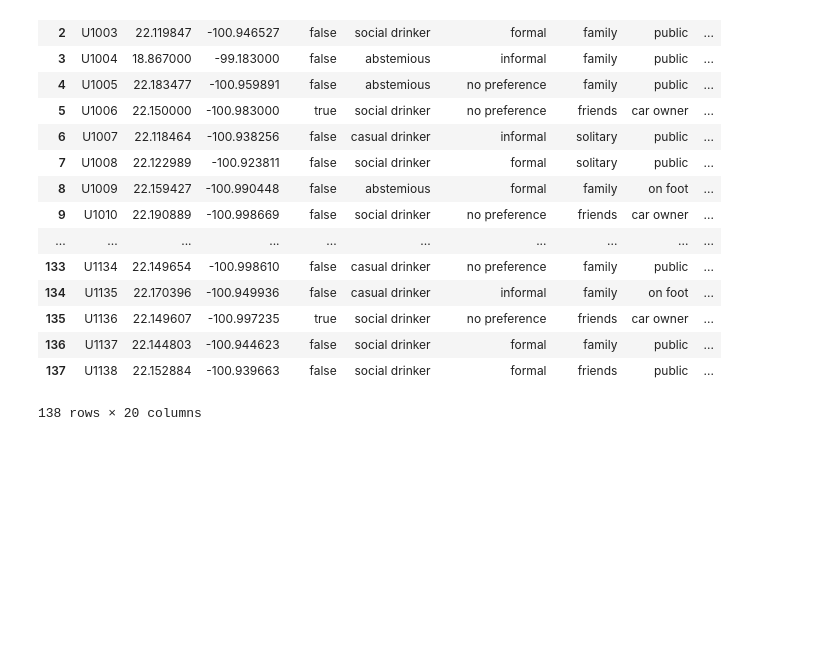
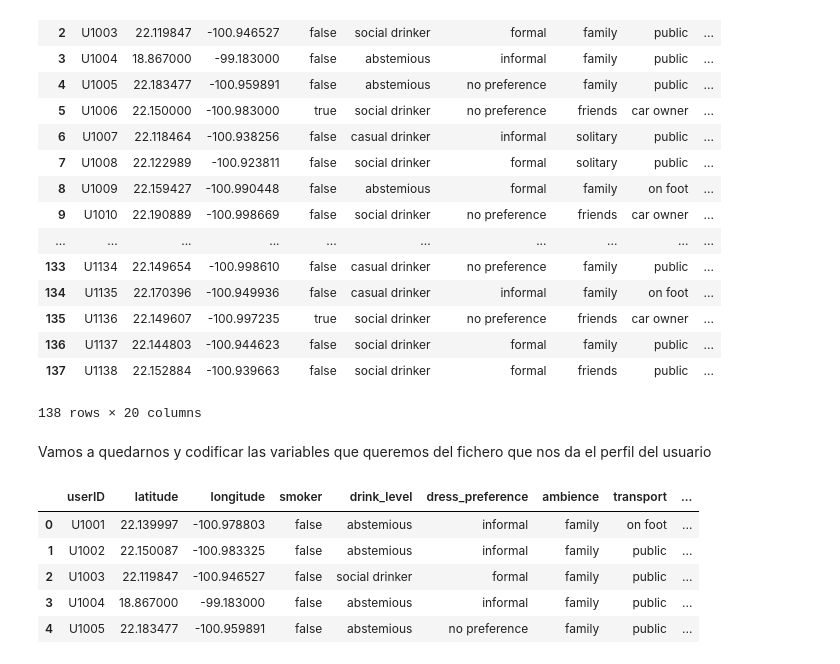
Before and after one commit to jorgeserranodelcerro/TFM_recommender_system, a Jupyter notebook: TFM.ipynb, the cells around one changed output. Drawn from its saved outputs; the diff is of its cells as text; code cells hidden in the pictures; blank space fills up the shorter version.

```diff
--- a/TFM.ipynb
+++ b/TFM.ipynb
@@ -553,3 +556,14 @@ user_all
 | 136 | U1137 | 22.144803 | -100.944623 | false | social drinker | formal | family | public | ... |
 | 137 | U1138 | 22.152884 | -100.939663 | false | social drinker | formal | friends | public | ... |
 138 rows × 20 columns
+# %% [markdown]
+Vamos a quedarnos y codificar las variables que queremos del fichero que nos da el perfil del usuario
+# %%
+uPerfil.head()
+# %% [output]
+|  | userID | latitude | longitude | smoker | drink_level | dress_preference | ambience | transport | ... |
+| 0 | U1001 | 22.139997 | -100.978803 | false | abstemious | informal | family | on foot | ... |
+| 1 | U1002 | 22.150087 | -100.983325 | false | abstemious | informal | family | public | ... |
+| 2 | U1003 | 22.119847 | -100.946527 | false | social drinker | formal | family | public | ... |
+| 3 | U1004 | 18.867000 | -99.183000 | false | abstemious | informal | family | public | ... |
+| 4 | U1005 | 22.183477 | -100.959891 | false | abstemious | no preference | family | public | ... |
```
Also changed, not shown: parts of 8 cells of this notebook, 15 other files.
